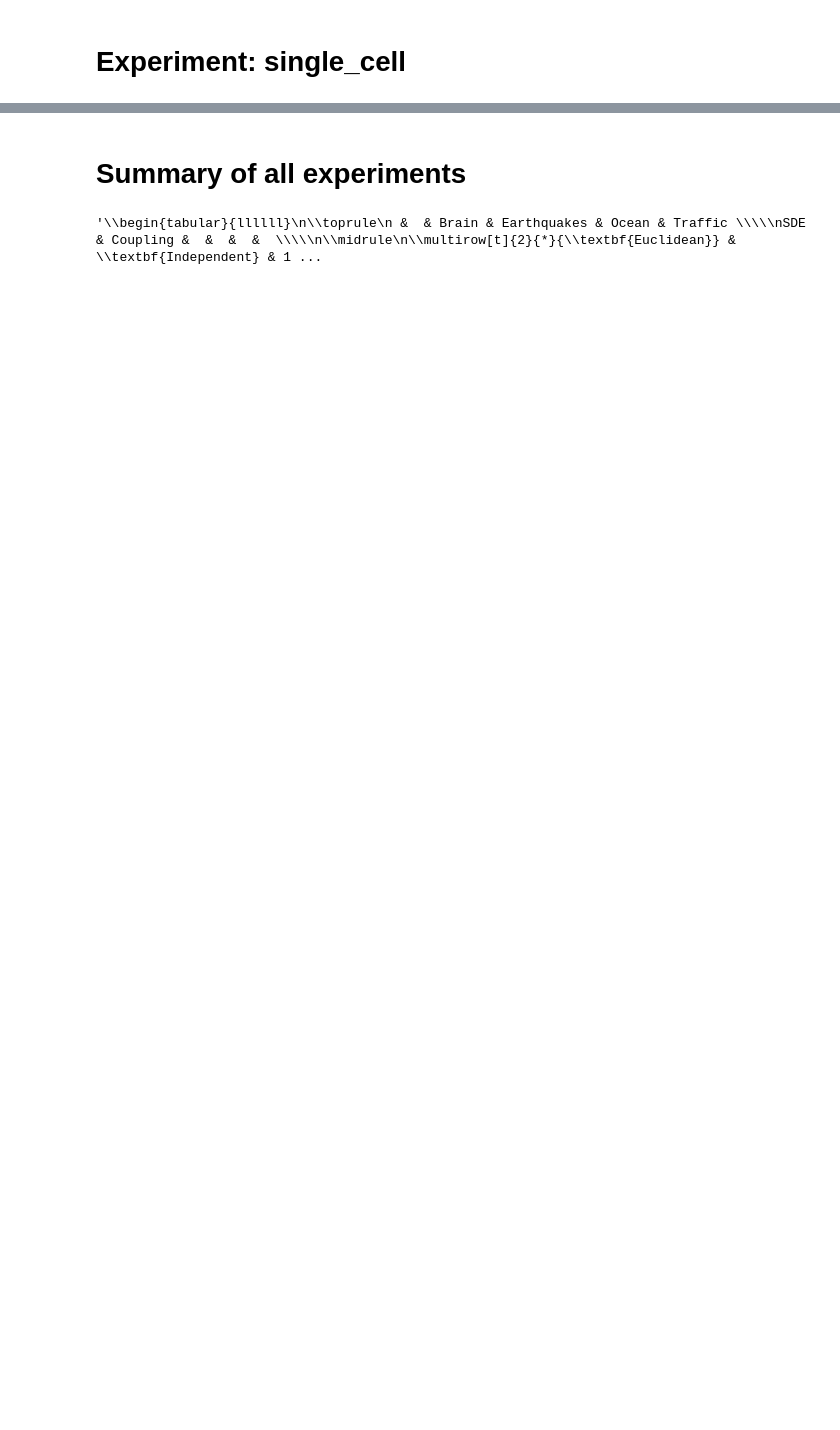
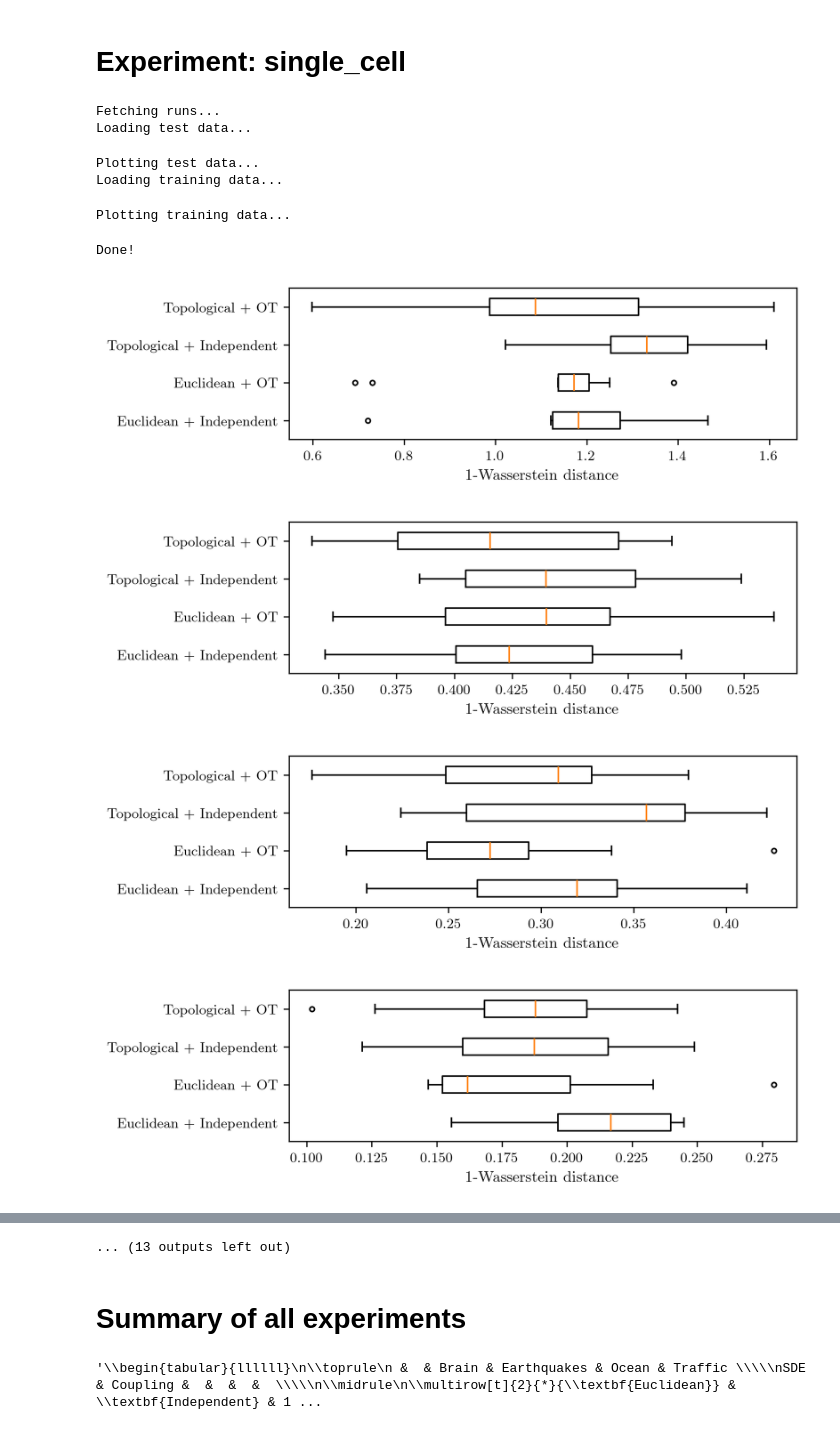
Before and after one commit to KacperWyrwal/topological-flow-matching, a Jupyter notebook: plots/earthquakes/results.ipynb, the cells around one changed output, grey strips where cells are left out. Cells and saved outputs as stored; diff of their text form; code cells hidden in the pictures; blank space fills up the shorter version.

```diff
--- a/plots/earthquakes/results.ipynb
+++ b/plots/earthquakes/results.ipynb
@@ -846,7 +844,7 @@ entity="shil6408-university-of-oxford"
 project="topological-flow-matching"
 experiment_name='single_cell'
 tags=[experiment_name]
-date = datetime(year=2025, month=8, day=30)
+date = datetime(year=2025, month=8, day=31)
 runs = get_runs_with_tags_after_date(entity, project, tags, date)
 
 
@@ -876,7 +874,7 @@ width = PAGE_WIDTH
 height = width * 0.3
 
 for test_metric in test_metrics:
-    if test_metric.contains('W1'):
+    if 'W1' in test_metric:
         xlabel = '1-Wasserstein distance'
     else:
         xlabel = '2-Wasserstein distance'
@@ -888,7 +886,7 @@ for test_metric in test_metrics:
         width=width,
         height=height,
     )
-    save_figure(fig, f"{experiment_name}-{test_metrics.lower().replace('/', '_')}.pdf")
+    save_figure(fig, f"{experiment_name}-{test_metric.lower().replace('/', '_')}.pdf")
 
 
 
@@ -919,32 +917,43 @@ width = PAGE_WIDTH * 0.8
 height = width * 0.3
 
 for val_metric in val_metrics:
-    if val_metric.contains('W1'):
+    if 'W1' in val_metric:
         ylabel = '1-Wasserstein\ndistance'
     else:
         ylabel = '2-Wasserstein\ndistance'
     fig, ax = plot_epoch_metric(
         df,
         "abbrev",
         val_metric,
         width=width,
         height=height,
         xlabel="Epoch",
         ylabel=ylabel,
     )
     save_figure(fig, f"{experiment_name}-{val_metric.lower().replace('/', '_')}.pdf")
 
 
 fig, ax = plot_epoch_metric(
     df,
     "abbrev",
     "train/loss",
     width=width,
     height=height,
     xlabel="Epoch",
     ylabel="Training loss",
 )
 save_figure(fig, f"{experiment_name}-train_loss.pdf")
 
 
 print("Done!")
+# %% [output]
+Fetching runs...
+Loading test data...
+Plotting test data...
+Loading training data...
+Plotting training data...
+Done!
+[figure, added]
+[figure, added]
+[figure, added]
+[figure, added]
@@ -951,3 +964,4 @@ print("Done!")
+... (13 outputs left out)
 # %% [markdown]
 # Summary of all experiments
 # %%
```
Also changed, not shown: parts of 9 cells of this notebook, 44 other files.
